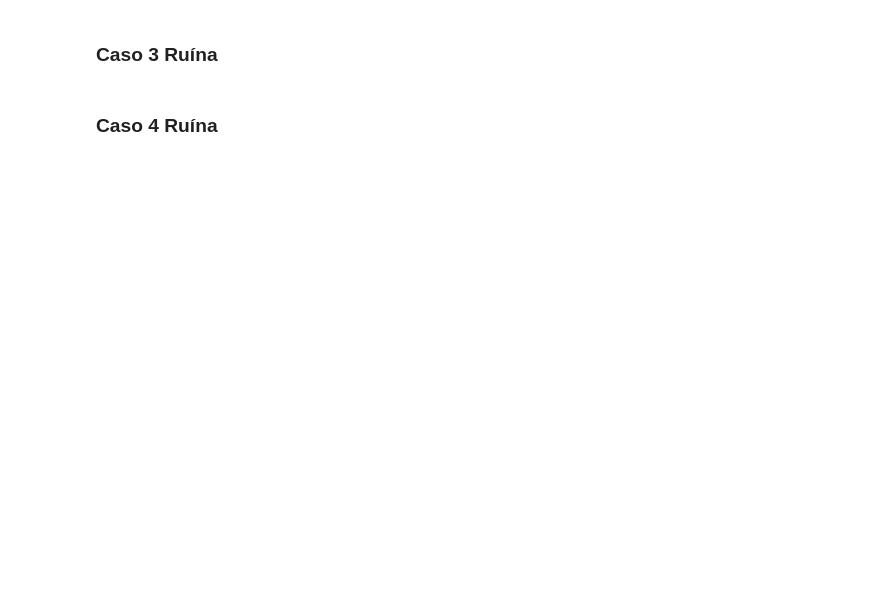
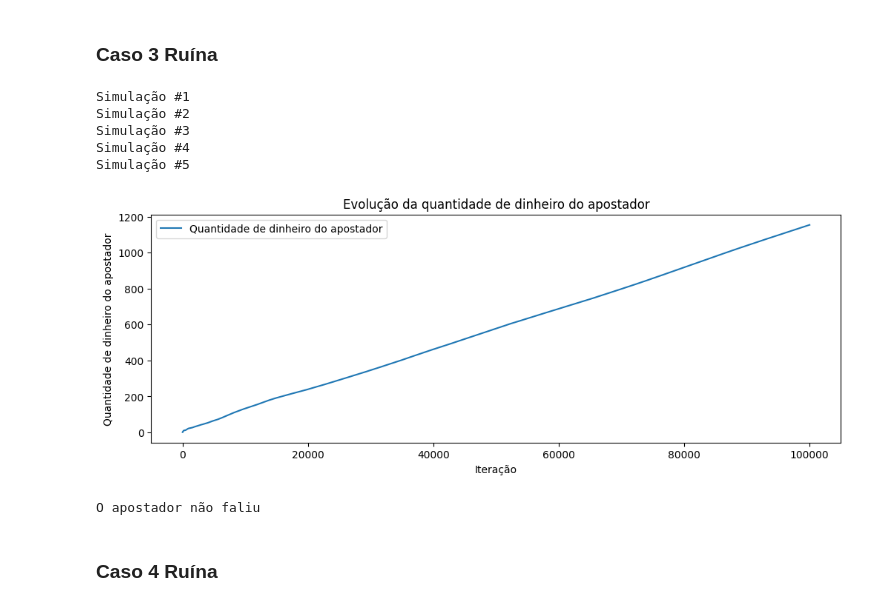
Before and after one commit to naccaratocarolina/AD-23.2, a Jupyter notebook: final.ipynb, the cells around one changed output. Saved outputs shown, nothing was run; the diff lists cells and outputs as text; code cells hidden in the pictures; blank space fills up the shorter version.

Commit message:
Running gambler

```diff
--- a/final.ipynb
+++ b/final.ipynb
@@ -280,7 +280,7 @@ def calculadoraSimulacao(file_list, cdf=False):
                     arr_t_ocioso.append(pi_zero / act_clock)
 
             # Calcula o tempo médio de espera de cada cliente no sistema
-            wip = e_N / apx_lambda
+            wip = (e_N + 0.05) / (apx_lambda + 0.05)
 
 
             # Atualiza variáveis anteriores para a próxima iteração
@@ -339,6 +339,41 @@ def calculadoraSimulacao(file_list, cdf=False):
 
     return mean_E_N, mean_W, mean_cdf_e_N, mean_cdf_e_W, mean_prob_ocioso
 # %%
+def plotar_grafico_media(
+    medias,
+    linha_constante=None,
+    titulo=None,
+    nome_eixo_x=None,
+    nome_eixo_y=None
+):
+    # Configurações do gráfico
+    # Muda o tamanho da figura
+    plt.figure(figsize=(12, 4))
+    # Adiciona título
+    plt.title(titulo)
+    # Adiciona nome ao eixo x
+    plt.xlabel(nome_eixo_x)
+    # Adiciona nome ao eixo y
+    plt.ylabel(nome_eixo_y)
+
+    # Criar uma lista com os valores de iteração
+    iteracao = list(range(1, len(medias) + 1))
+
+    # Plotar o gráfico para as médias dos clientes
+    plt.plot(iteracao, medias, label=nome_eixo_y)
+
+    # Adicionar uma linha constante no eixo y, se fornecida
+    if linha_constante is not None:
+        # Adicionar a linha constante no gráfico
+        plt.axhline(
+            linha_constante, color='red', linestyle='dashed', linewidth=2,
+            label=f'Valor previsto ({linha_constante})'
+        )
+
+    # Mostra o gráfico
+    plt.legend()
+    plt.show()
+
 def plotar_grafico_media_com_intervalo_confianca(
     medias,
     linha_constante=None,
@@ -456,2 +591,18 @@ plotar_grafico_media_com_intervalo_confianca(mean_prob_ocioso, titulo='Evoluçã
+# %%
+lambda_, mu_ = 1.05, 1
+mean_E_N, mean_W, mean_cdf_e_N, mean_cdf_e_W, mean_prob_ocioso  = calculadoraSimulacao(gambler_run_many(lambda_, mu_, 5000, 1, i=5, infinity=True), cdf=False)
+plotar_grafico_media(mean_E_N, titulo='Evolução da quantidade de dinheiro do apostador', nome_eixo_x='Iteração', nome_eixo_y='Quantidade de dinheiro do apostador')
+if len(mean_prob_ocioso) > 0:
+    plotar_grafico_media(mean_prob_ocioso, titulo='Recorrência de falência ao longo do tempo', nome_eixo_x='Iteração', nome_eixo_y='Média de vezes que o apostador faliu')
+else:
+    print('O apostador não faliu')
+# %% [output]
+Simulação #1
+Simulação #2
+Simulação #3
+Simulação #4
+Simulação #5
+[figure, added]
+O apostador não faliu
 # %% [markdown]
 ### Caso 4 Ruína
```
Also changed, not shown: parts of 8 cells of this notebook.
